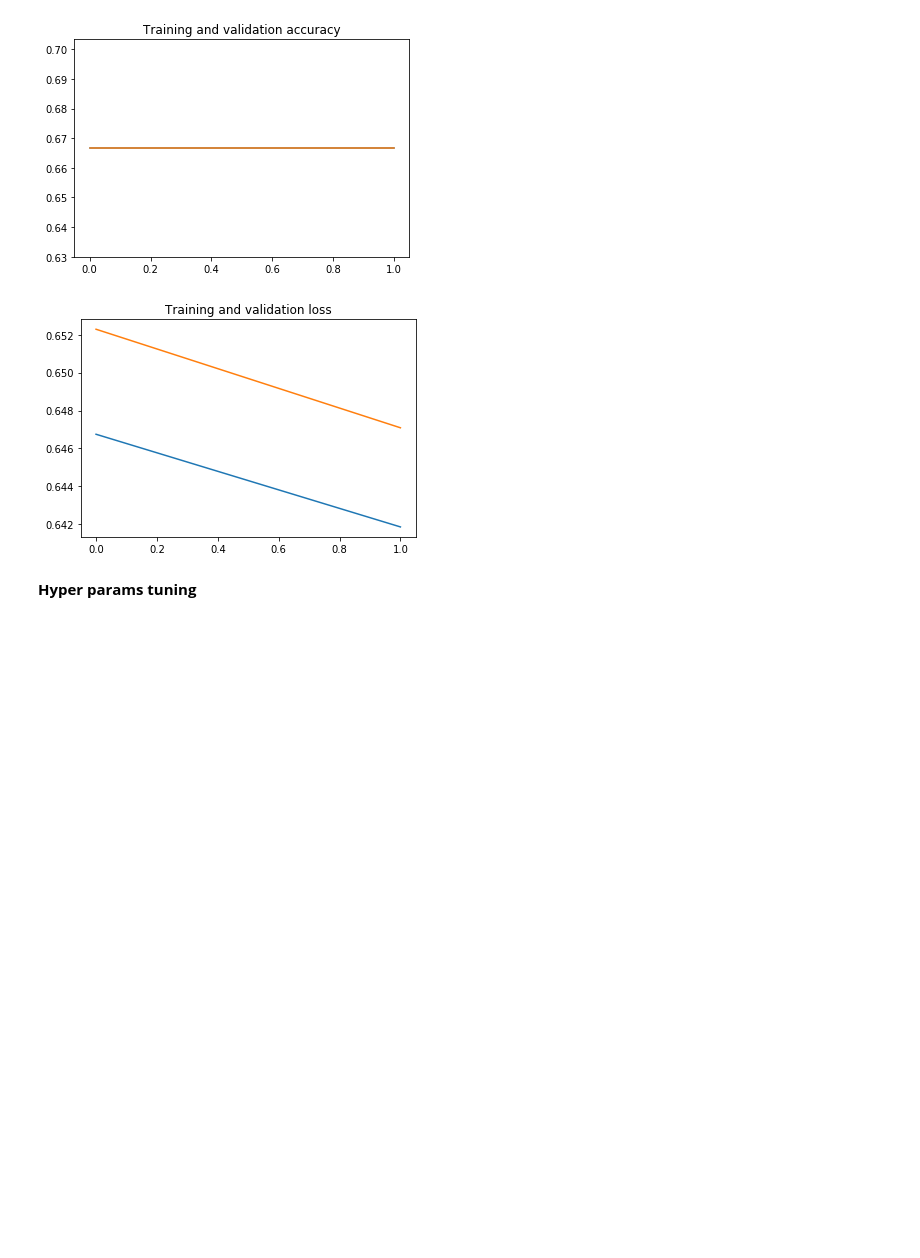
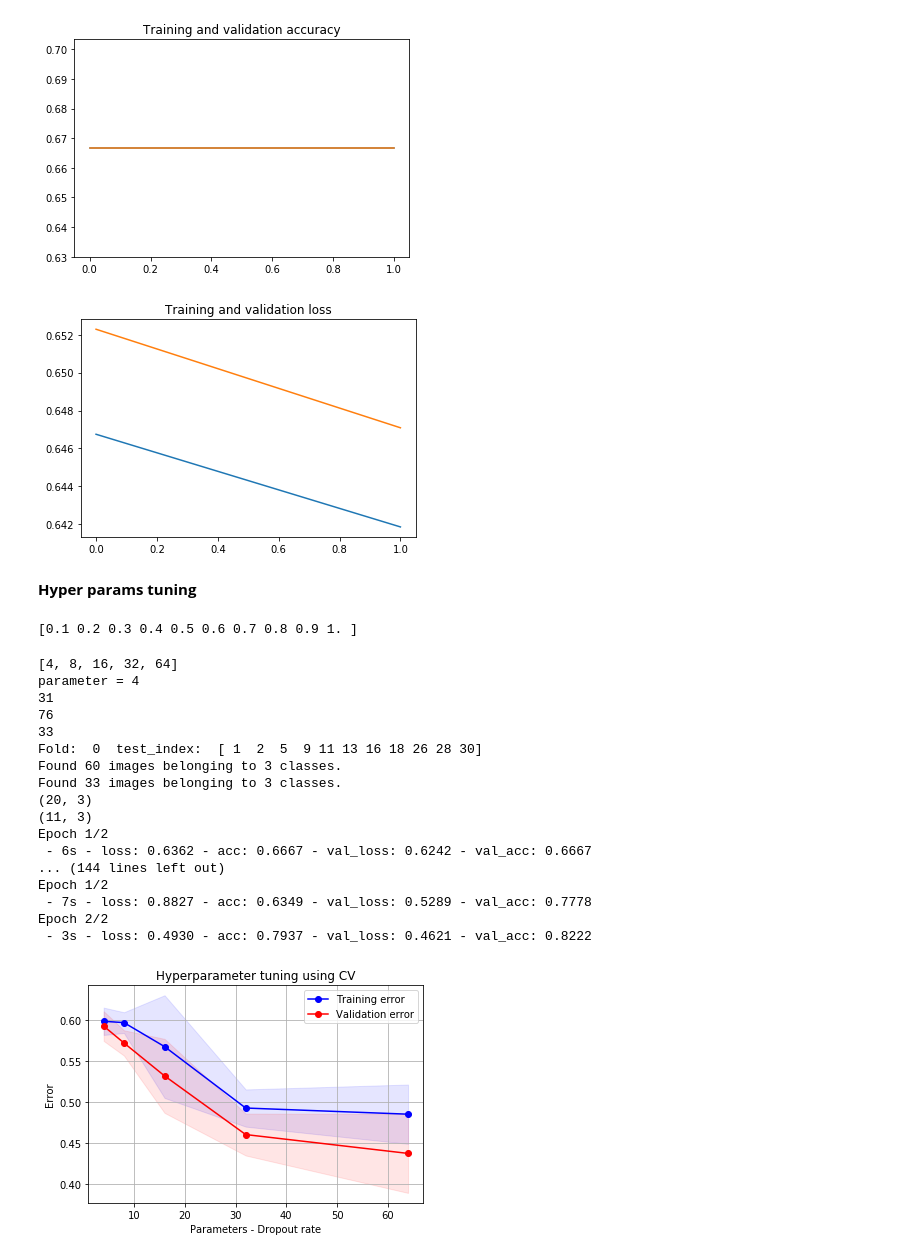
Before and after one commit to Kac1509/ZebrafishClassifier, a Jupyter notebook: ClassifierTuningHyper.ipynb, the cells around one changed output. Saved outputs shown, nothing was run; the diff lists cells and outputs as text; code cells hidden in the pictures; blank space fills up the shorter version.

```diff
--- a/ClassifierTuningHyper.ipynb
+++ b/ClassifierTuningHyper.ipynb
@@ -345 +363,81 @@ def cross_validation_visualization(lambds, mse_tr, mse_te):
+# %%
+print(np.linspace(0.1, 1, 10))
+# %% [output]
+[0.1 0.2 0.3 0.4 0.5 0.6 0.7 0.8 0.9 1. ]
+# %%
+def Hyperparameter_tuning():
+
+    k_fold = 3
+    learning_rates = np.logspace(-7, -2, 7)
+    hidden_nodes = [4, 8, 16, 32, 64]#, 128, 256, 512, 1024]
+    dropout = np.linspace(0.1, 0.99, 3)
+    lr = 0.001
+    hidden_node = 1024
+    drop = 0
+
+    hyperparameters = hidden_nodes
+    Plot_Xlabel = 'Number of Hidden Nodes'
+
+    # split data in k fold
+    # k_indices = build_k_indices(y, k_fold, seed)
+    # define lists to store the loss of training data and test data
+    loss_tr = []
+    loss_te = []
+    loss_trSTD = []
+    loss_teSTD = []
+    # cross validation
+    for parameter in hyperparameters:
+        print(hyperparameters)
+        print('parameter = ' + str(parameter))
+
+        Genotypes_Fold = []
+        History_Fold = []
+        Model_Fold = []
+
+        Hyperparameters.dropout_rate = drop
+        Hyperparameters.LR = lr
+        Hyperparameters.num_nodes = parameter
+        CV_run(Genotypes_Fold,History_Fold,Model_Fold,
+               Hyperparameters,
+               epochs=2,
+               n_splits = k_fold)
+
+        loss_tr_tmp = []
+        loss_te_tmp = []
+        for i in range(k_fold):
+          #plot_loss(history, lr)
+          loss_tr_tmp.append(History_Fold[i].history['loss'][-1])
+          loss_te_tmp.append(History_Fold[i].history['val_loss'][-1])
+        loss_tr.append(np.mean(loss_tr_tmp))
+        loss_te.append(np.mean(loss_te_tmp))
+        loss_trSTD.append(np.std(loss_tr_tmp))
+        loss_teSTD.append(np.std(loss_te_tmp))
+
+
+    loss_tr = np.asarray(loss_tr)
+    loss_te = np.asarray(loss_te)
+    loss_trSTD = np.asarray(loss_trSTD)
+    loss_teSTD = np.asarray(loss_teSTD)
+    cross_validation_visualization1(hyperparameters,loss_tr, loss_trSTD,loss_te, loss_teSTD,Plot_Xlabel)
+
+Hyperparameter_tuning()
+# %% [output]
+[4, 8, 16, 32, 64]
+parameter = 4
+31
+76
+33
+Fold:  0  test_index:  [ 1  2  5  9 11 13 16 18 26 28 30]
+Found 60 images belonging to 3 classes.
+Found 33 images belonging to 3 classes.
+(20, 3)
+(11, 3)
+Epoch 1/2
+ - 6s - loss: 0.6362 - acc: 0.6667 - val_loss: 0.6242 - val_acc: 0.6667
+... (144 lines left out)
+Epoch 1/2
+ - 7s - loss: 0.8827 - acc: 0.6349 - val_loss: 0.5289 - val_acc: 0.7778
+Epoch 2/2
+ - 3s - loss: 0.4930 - acc: 0.7937 - val_loss: 0.4621 - val_acc: 0.8222
+[figure, added]
 # %%
```
Also changed, not shown: parts of 9 cells of this notebook.
